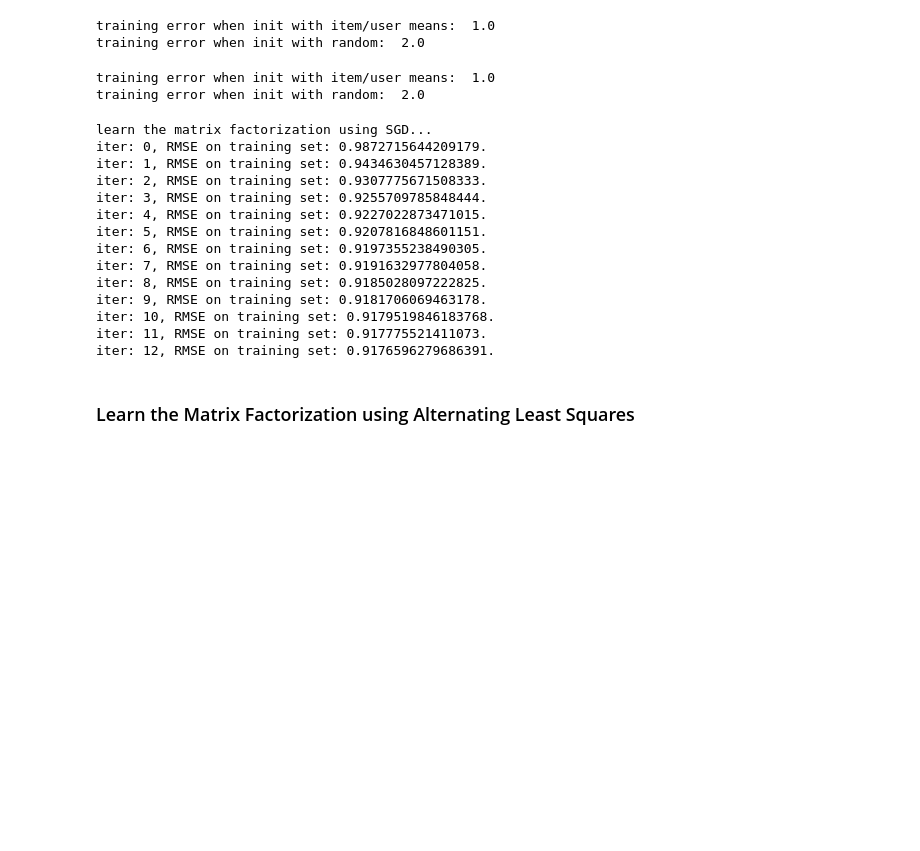
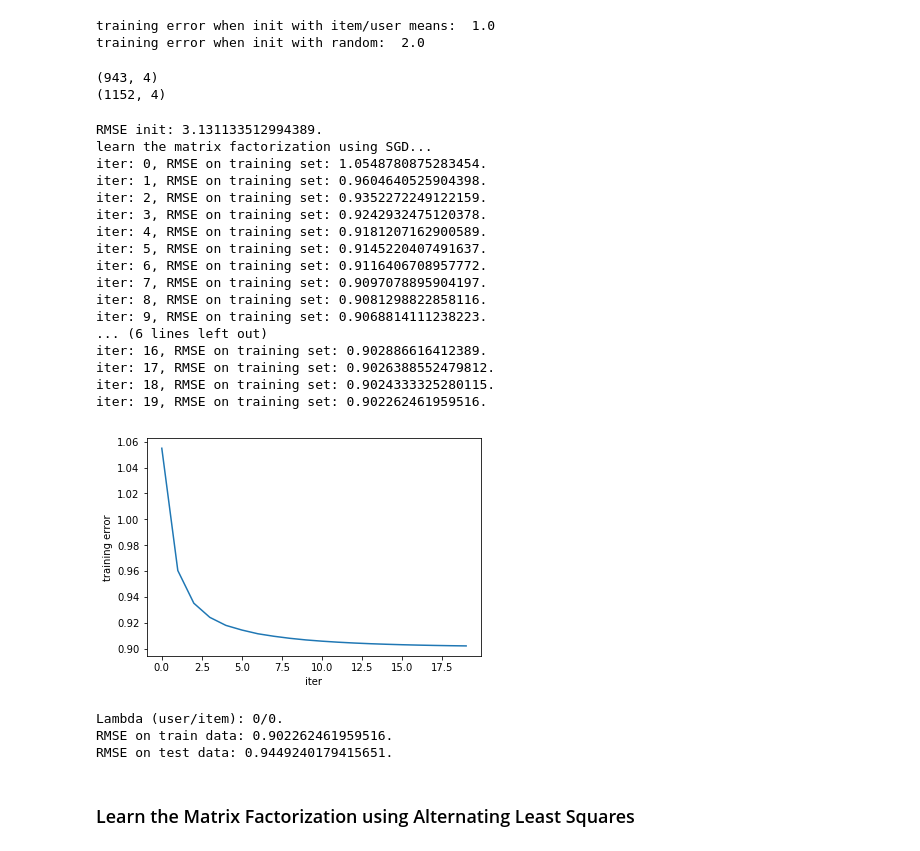
Before and after one commit to TomMingasson/ML_course, a Jupyter notebook: labs/ex10/template/ex10.ipynb, the cells around one changed output. Cells and saved outputs as stored; diff of their text form; code cells hidden in the pictures; blank space fills up the shorter version.

```diff
--- a/labs/ex10/template/ex10.ipynb
+++ b/labs/ex10/template/ex10.ipynb
@@ -125,15 +93,3 @@ print(np.where(a==0))
 ## Implementing Baselines
 # %% [markdown]
 ### Use the global mean to do the prediction
-# %%
-a = np.array([[1,2,3],[0,0,0],[0,1,0]])
-print(a)
-b = a
-u = 0
-b[np.where(b[:,u]==0)[0],u] = 1000
-print(b)
-
-print(np.where(a==0))
-print(a.nonzero())
-print(a[a.nonzero()].mean())
-print(a.mean())
@@ -361,19 +290,12 @@ print('training error when init with random: ', round(e_rand))
 # %% [output]
 training error when init with item/user means:  1.0
 training error when init with random:  2.0
-# %%
-# compare init with mean and random init
-e_mean = compute_error_SOLUTION(train, Z.T, W.T, nz_train)
-e_rand = compute_error_SOLUTION(train, Z_rand.T, W_rand.T ,nz_train)
-
-print('training error when init with item/user means: ', round(e_mean))
-print('training error when init with random: ', round(e_rand))
-# %% [output]
-training error when init with item/user means:  1.0
-training error when init with random:  2.0
 # %%
 print(Z.shape)
 print(W.shape)
+# %% [output]
+(943, 4)
+(1152, 4)
 # %%
 def matrix_factorization_SGD(train, test):
     """matrix factorization by SGD."""
@@ -387,15 +309,14 @@ def matrix_factorization_SGD(train, test):
     errors = [0]
 
     # set seed
-    np.random.seed(1)
+    np.random.seed(988)
 
     # init matrix
-    W, Z = init_MF(train, num_features)
+    #W, Z = init_MF(train, num_features)
 
     # random init
-    #W = (max_rating/num_features)*np.random.rand(train.shape[0], num_features)
-    #Z = (max_rating/num_features)*np.random.rand(train.shape[1], num_features)
-
+    W = (max_rating/num_features)*np.random.rand(train.shape[0], num_features)
+    Z = (max_rating/num_features)*np.random.rand(train.shape[1], num_features)
 
     # find the non-zero ratings indices
     nz_row, nz_col = train.nonzero()
@@ -404,7 +325,6 @@ def matrix_factorization_SGD(train, test):
     nz_test = list(zip(nz_row, nz_col))
 
     print("learn the matrix factorization using SGD...")
-
     for it in range(num_epochs):
 
         # shuffle the training rating indices
@@ -420,45 +340,52 @@ def matrix_factorization_SGD(train, test):
 
             # stochastic gradients
             sg_w = -e*Z[n,:] + lambda_item*W[d,:] # regularized
             sg_z = -e*W[d,:] + lambda_user*Z[n,:] # regularized
 
             # udpate W and Z
             W[d,:] = W[d,:] - gamma*sg_w
             Z[n,:] = Z[n,:] - gamma*sg_z
 
         # rmse
         rmse = compute_error(train, Z, W, nz_train)
         errors.append(rmse)
 
         print("iter: {}, RMSE on training set: {}.".format(it, rmse))
 
     rmse = compute_error(test, Z, W, nz_test)
 
     plt.figure()
     plt.plot(errors[1:])
     plt.xlabel('iter')
     plt.ylabel('training error')
     plt.show()
 
     print("Lambda (user/item): {}/{}.".format(lambda_user, lambda_item))
     print("RMSE on train data: {}.".format(errors[-1]))
     print("RMSE on test data: {}.".format(rmse))
 
 matrix_factorization_SGD(train, test)
 # %% [output]
+RMSE init: 3.131133512994389.
 learn the matrix factorization using SGD...
-iter: 0, RMSE on training set: 0.9872715644209179.
-iter: 1, RMSE on training set: 0.9434630457128389.
-iter: 2, RMSE on training set: 0.9307775671508333.
-iter: 3, RMSE on training set: 0.9255709785848444.
-iter: 4, RMSE on training set: 0.9227022873471015.
-iter: 5, RMSE on training set: 0.9207816848601151.
-iter: 6, RMSE on training set: 0.9197355238490305.
-iter: 7, RMSE on training set: 0.9191632977804058.
-iter: 8, RMSE on training set: 0.9185028097222825.
-iter: 9, RMSE on training set: 0.9181706069463178.
-iter: 10, RMSE on training set: 0.9179519846183768.
-iter: 11, RMSE on training set: 0.917775521411073.
-iter: 12, RMSE on training set: 0.9176596279686391.
+iter: 0, RMSE on training set: 1.0548780875283454.
+iter: 1, RMSE on training set: 0.9604640525904398.
+iter: 2, RMSE on training set: 0.9352272249122159.
+iter: 3, RMSE on training set: 0.9242932475120378.
+iter: 4, RMSE on training set: 0.9181207162900589.
+iter: 5, RMSE on training set: 0.9145220407491637.
+iter: 6, RMSE on training set: 0.9116406708957772.
+iter: 7, RMSE on training set: 0.9097078895904197.
+iter: 8, RMSE on training set: 0.9081298822858116.
+iter: 9, RMSE on training set: 0.9068814111238223.
+... (6 lines left out)
+iter: 16, RMSE on training set: 0.902886616412389.
+iter: 17, RMSE on training set: 0.9026388552479812.
+iter: 18, RMSE on training set: 0.9024333325280115.
+iter: 19, RMSE on training set: 0.902262461959516.
+[figure, added]
+Lambda (user/item): 0/0.
+RMSE on train data: 0.902262461959516.
+RMSE on test data: 0.9449240179415651.
 # %% [markdown]
 ### Learn the Matrix Factorization using Alternating Least Squares
```
Also changed, not shown: parts of 17 cells of this notebook, 2 other files.
